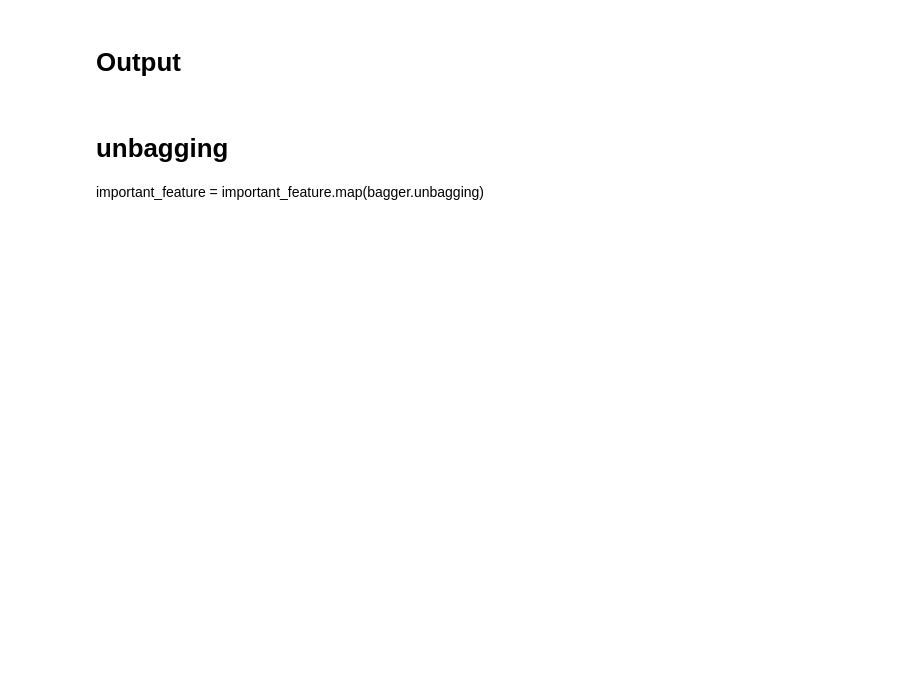
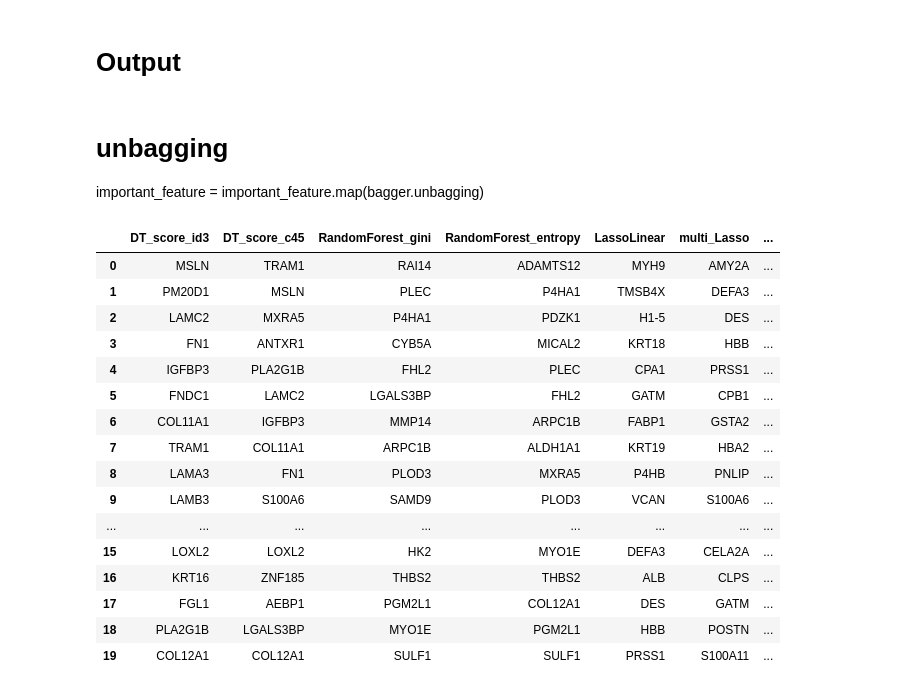
Before and after one commit to ICMOL/PineBioML, a Jupyter notebook: home/example/package_test.ipynb, the cells around one changed output. Drawn from its saved outputs; the diff is of its cells as text; code cells hidden in the pictures; blank space fills up the shorter version.

```diff
--- a/home/example/package_test.ipynb
+++ b/home/example/package_test.ipynb
@@ -137,5 +133,25 @@ Volcano_fold  is done.
 important_feature = important_feature.map(bagger.unbagging)
 # %%
 important_feature.to_csv("./output/"+export_title+ " important feature.csv")
+# %%
+important_feature
+# %% [output]
+|  | DT_score_id3 | DT_score_c45 | RandomForest_gini | RandomForest_entropy | LassoLinear | multi_Lasso | ... |
+| 0 | MSLN | TRAM1 | RAI14 | ADAMTS12 | MYH9 | AMY2A | ... |
+| 1 | PM20D1 | MSLN | PLEC | P4HA1 | TMSB4X | DEFA3 | ... |
+| 2 | LAMC2 | MXRA5 | P4HA1 | PDZK1 | H1-5 | DES | ... |
+| 3 | FN1 | ANTXR1 | CYB5A | MICAL2 | KRT18 | HBB | ... |
+| 4 | IGFBP3 | PLA2G1B | FHL2 | PLEC | CPA1 | PRSS1 | ... |
+| 5 | FNDC1 | LAMC2 | LGALS3BP | FHL2 | GATM | CPB1 | ... |
+| 6 | COL11A1 | IGFBP3 | MMP14 | ARPC1B | FABP1 | GSTA2 | ... |
+| 7 | TRAM1 | COL11A1 | ARPC1B | ALDH1A1 | KRT19 | HBA2 | ... |
+| 8 | LAMA3 | FN1 | PLOD3 | MXRA5 | P4HB | PNLIP | ... |
+| 9 | LAMB3 | S100A6 | SAMD9 | PLOD3 | VCAN | S100A6 | ... |
+| ... | ... | ... | ... | ... | ... | ... | ... |
+| 15 | LOXL2 | LOXL2 | HK2 | MYO1E | DEFA3 | CELA2A | ... |
+| 16 | KRT16 | ZNF185 | THBS2 | THBS2 | ALB | CLPS | ... |
+| 17 | FGL1 | AEBP1 | PGM2L1 | COL12A1 | DES | GATM | ... |
+| 18 | PLA2G1B | LGALS3BP | MYO1E | PGM2L1 | HBB | POSTN | ... |
+| 19 | COL12A1 | COL12A1 | SULF1 | SULF1 | PRSS1 | S100A11 | ... |
 # %%
 importance.to_csv("./output/"+export_title+ " importance.csv")
```
Also changed, not shown: parts of 1 cell of this notebook, 11 other files.
